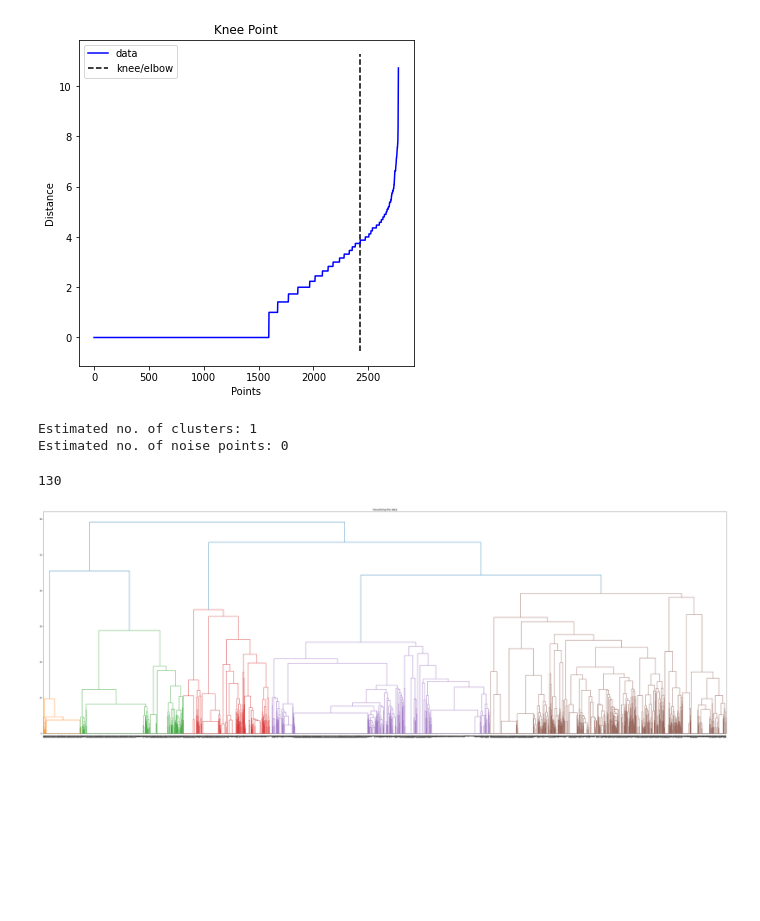
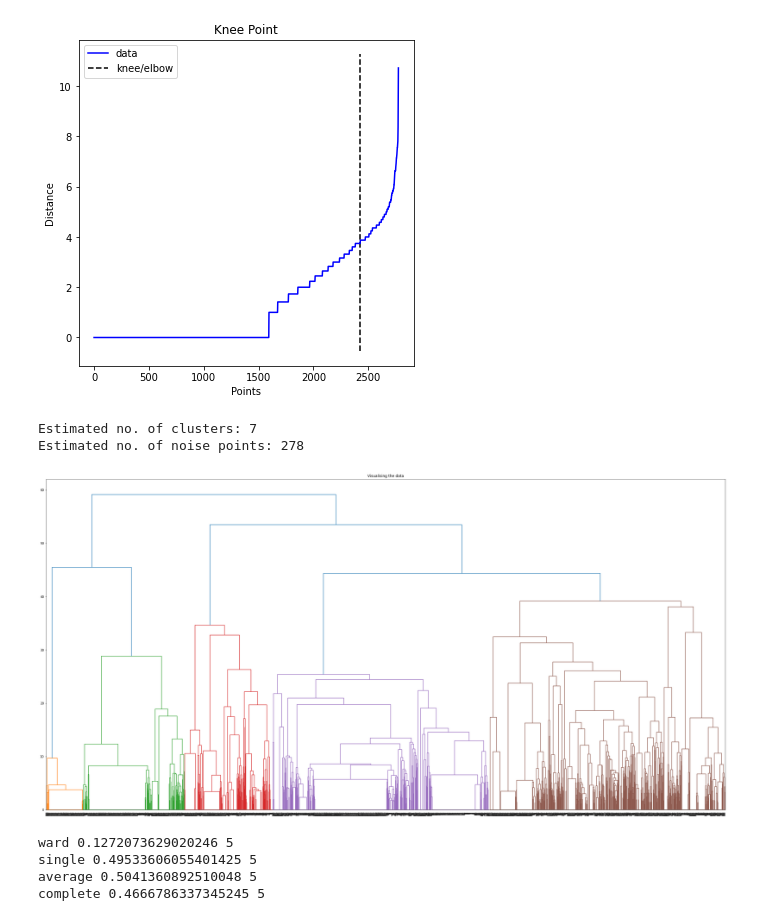
Before and after one commit to XenaN/Chem_conditions, a Jupyter notebook: notebooks/reaction_classification.ipynb, the cells around one changed output. Saved outputs shown, nothing was run; the diff lists cells and outputs as text; code cells hidden in the pictures; blank space fills up the shorter version.

Commit message:
Reaction clustering, added t-sne and agglomerative with different features

```diff
--- a/notebooks/reaction_classification.ipynb
+++ b/notebooks/reaction_classification.ipynb
@@ -29,7 +32,7 @@ df = pd.read_csv('датасет 4000 реакций (с первых 100 стр
 # %%
 #отделяем датасет, где известны все смайлзы
 for idx in df.index:
-  if 'None' in df.loc[idx, 'reactants_smiles'] or 'None' in df.loc[idx, 'products_smiles'] or '|' in df.loc[idx, 'reactants_smiles']:
+  if 'None' in df.loc[idx, 'reactants_smiles'] or 'None' in df.loc[idx, 'products_smiles']:
     df.drop(labels=idx, inplace=True)
 df = df.reset_index(drop=True)
 df.head(30)
@@ -76,6 +79,6 @@ print(len(list_fps_reaction))
 # %%
 X = np.array(list_fps_reaction)
-X = X.reshape(2768, 512)
+X = X.reshape(2776, 512)
 X
 # %% [output]
 array([[0, 0, 0, ..., 0, 0, 0],
@@ -187,32 +192,35 @@ from sklearn.metrics import v_measure_score
 from rdkit.Chem import DataStructs
 import numpy
 
-dbs = DBSCAN(eps=a, min_samples=8, metric='euclodean').fit(X)
+dbs = DBSCAN(eps=a, min_samples=8, metric='euclidean').fit(X)
 labels = dbs.labels_
-#silhouette = silhouette_score(X,labels)
-#print(silhouette)
 
 N_clus=len(set(labels))-(1 if -1 in labels else 0)
 print('Estimated no. of clusters: %d' % N_clus)
 n_noise = list(dbs.labels_).count(-1)
 print('Estimated no. of noise points: %d' % n_noise)
 # %% [output]
-Estimated no. of clusters: 1
-Estimated no. of noise points: 0
+Estimated no. of clusters: 7
+Estimated no. of noise points: 278
-# %%
-from sklearn.cluster import Birch
-from sklearn import metrics
-brc = Birch(n_clusters=None, threshold=2)
-brc.fit(X)
-print(len(set(brc.labels_)))
-# %% [output]
-130
 # %%
 import scipy.cluster.hierarchy as shc
 from sklearn.cluster import AgglomerativeClustering
-#ag = AgglomerativeClustering().fit(X)
-plt.figure(figsize =(60, 20))
+plt.figure(figsize =(40, 20))
 plt.title('Visualising the data')
 Dendrogram = shc.dendrogram((shc.linkage(X, method ='ward')))
 # %% [output]
-[figure, old version]
+[figure, new version]
+# %%
+#подбор оптимального linkage
+
+for link in ['ward', 'single', 'average', 'complete']:
+  ag = AgglomerativeClustering(linkage=link, n_clusters=5).fit(X)
+  preds = ag.fit_predict(X)
+  silhouette = silhouette_score(X,preds)
+  cl = ag.n_clusters_
+  print(link, silhouette, cl)
+# %% [output]
+ward 0.1272073629020246 5
+single 0.49533606055401425 5
+average 0.5041360892510048 5
+complete 0.4666786337345245 5
```
Also changed, not shown: parts of 12 cells of this notebook.
